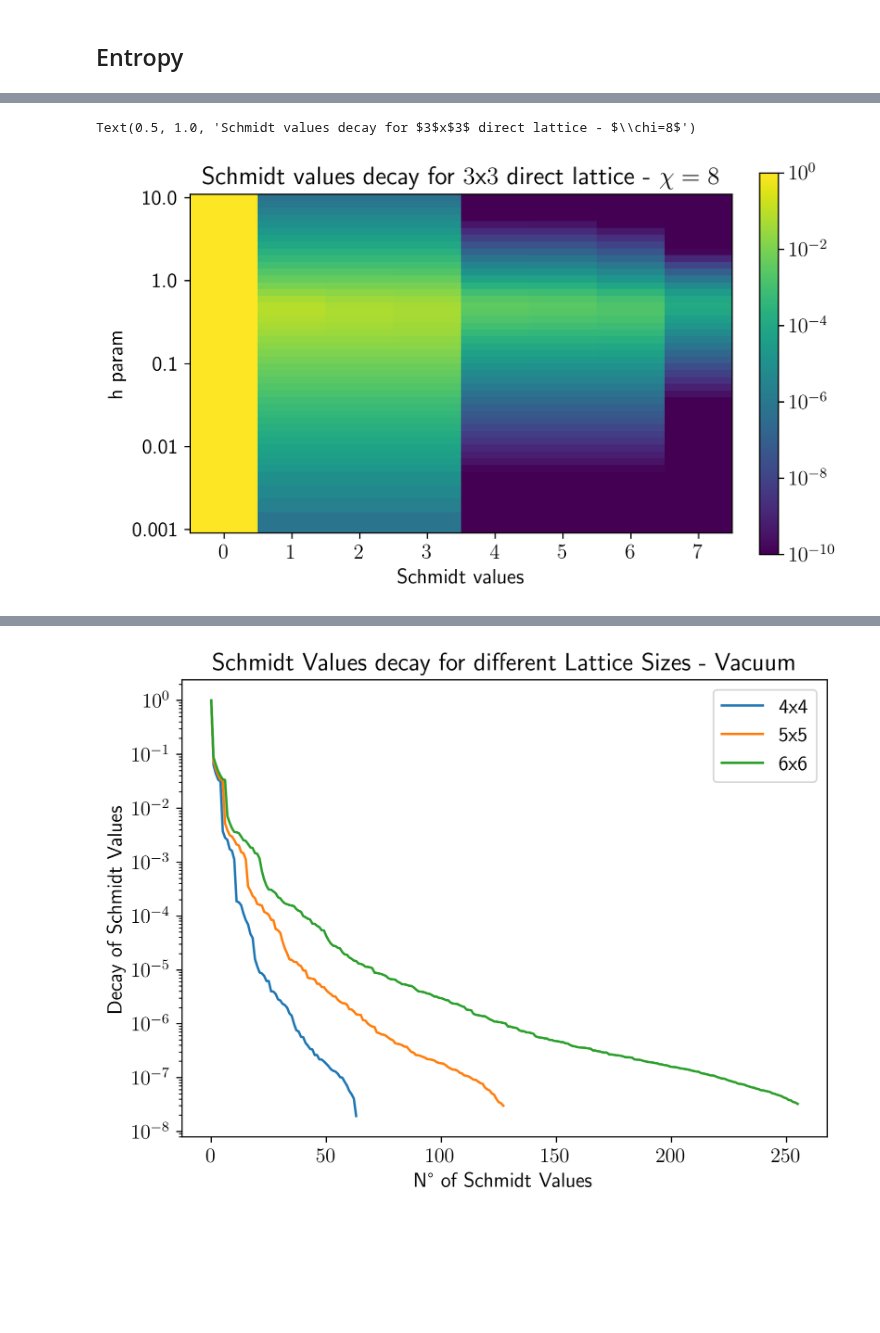
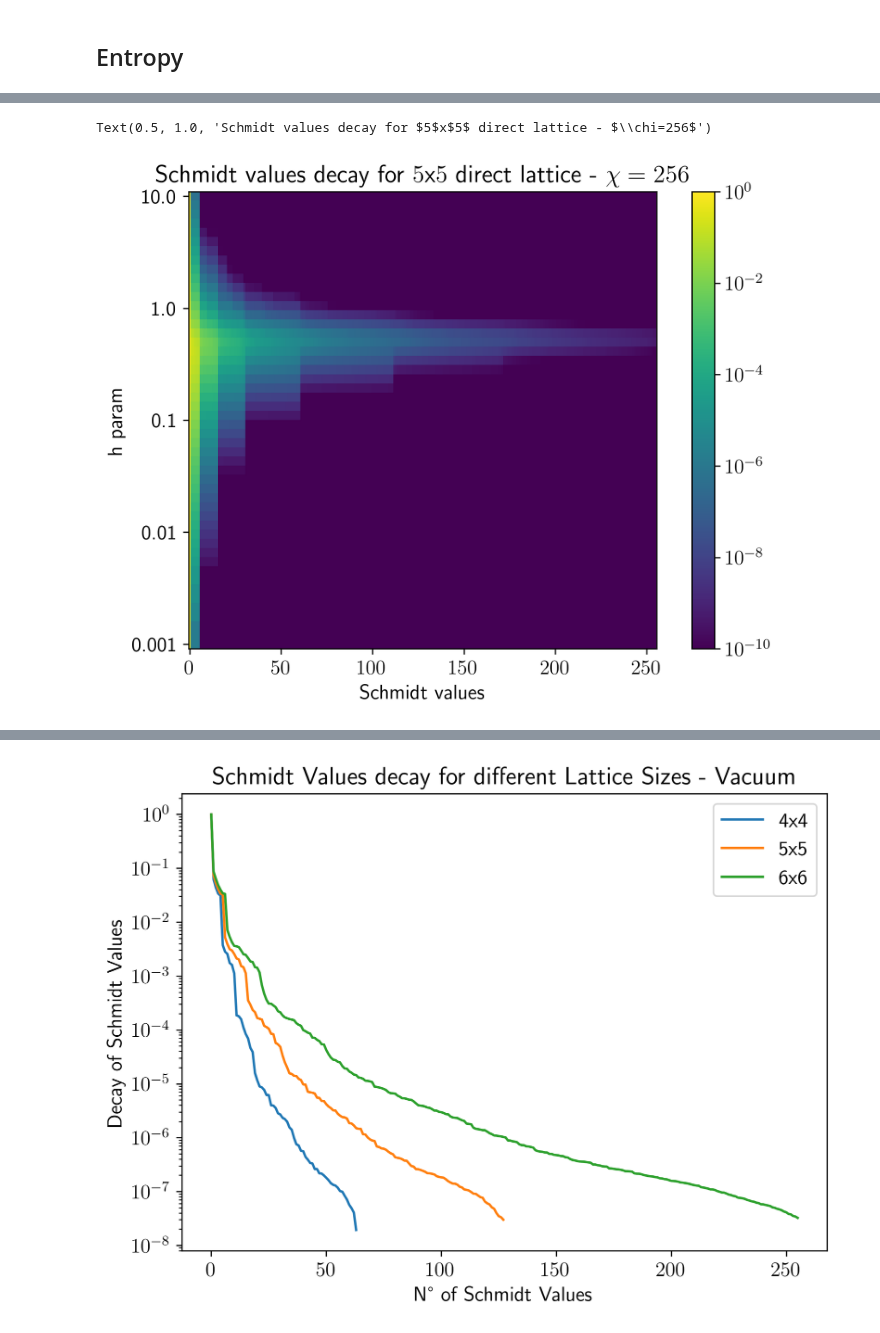
Before and after one commit to Fradm98/qs-mps, a Jupyter notebook: src/qs_mps/applications/Z2/check_schmidt_vals.ipynb, the cells around one changed output, grey strips where cells are left out. Saved outputs shown, nothing was run; the diff lists cells and outputs as text; code cells hidden in the pictures; blank space fills up the shorter version.

```diff
--- a/src/qs_mps/applications/Z2/check_schmidt_vals.ipynb
+++ b/src/qs_mps/applications/Z2/check_schmidt_vals.ipynb
@@ -106,8 +106,12 @@ plt.show()
 schmidt_vals_chi = []
 entropy_chi = []
 bond_dim_chi = []
-hs = np.logspace(1,-3,50)
-chis = [16,32,64,128]
+
+h_i = 0.1
+h_f = 1.0
+npoints = 50
+hs = np.linspace(h_i, h_f, npoints)
+chis = [128]
 threshold = 1e-15
 params = [[h,chi] for chi in chis for h in hs]
 params_extent = np.concatenate([np.min(params, axis=0), np.max(params, axis=0)])
@@ -119,7 +123,7 @@ for chi in chis:
     entropy_h = []
     for h in hs:
         lattice = MPS(L=5, d=16, chi=chi, h=h, model="Z2_dual")
-        lattice.load_sites(path="/Users/fradm98/Desktop/projects/1_Z2", precision=3)
+        lattice.load_sites(path="/Users/fradm98/Desktop/projects/1_Z2", precision=2)
         lattice.L = lattice.L - 1
         lattice.canonical_form(svd_direction="right", trunc_chi=True, trunc_tol=False)
         sm = lattice.bonds[lattice.L // 2].copy()
@@ -172,8 +176,8 @@ fig.colorbar(matshow1, ax=axs[1], shrink=0.4)
 ## Entropy
 # %%
 parent_path="/Users/fradm98/Google Drive/My Drive/projects/1_Z2"
-l = 5
-L = 6
+l = 4
+L = 5
 h_i = 1.0
 h_f = -3.0
 cx = None
@@ -183,8 +187,9 @@ if cx == None:
 else:
     sector = f"{len(cx)}_particle(s)_sector"
 npoints = 50
-chis = [32,128,256]
-threshold = 1e-15
+chis = [16,64,128]
+threshold = 1e-6
+entr_tot = []
 for chi, entropy in zip(chis, entropy_chi):
     sm_h = np.load(f"{parent_path}/results/entropy_data/{L//2}_schmidt_vals_Z2_dual_direct_lattice_{l}x{L-1}_{sector}_None-None_h_{h_i}-{h_f}_delta_{npoints}_chi_{chi}.npy", allow_pickle=True)
     print(sm_h.shape)
@@ -195,9 +200,9 @@ for chi, entropy in zip(chis, entropy_chi):
         post_sm = sm[sm > threshold].copy()
         print(f"{i}) pre size = {len(pre_sm)}, {pre_sm[-1]}, post size = {len(post_sm)}, {post_sm[-1]}")
         # pre_entr = - np.sum( pre_sm**2 * np.log(pre_sm**2))
-        pre_entr = sum([ x**2 * np.log(x**2) for x in pre_sm])
-        post_entr = sum([ x**2 * np.log(x**2) for x in post_sm])
-        entr_h.append(-post_entr)
+        pre_entr = -sum([ x**2 * np.log(x**2) for x in pre_sm])
+        post_entr = -sum([ x**2 * np.log(x**2) for x in post_sm])
+        entr_h.append(post_entr)
         # post_entr = - np.sum( post_sm**2 * np.log(post_sm**2))
         print(f"    pre entr = {pre_entr},\t post entr = {post_entr}")
         print(f"{i}) pre size = {len(pre_sm)}, {pre_sm[-1]}, post size = {len(post_sm)}, {post_sm[-1]}")
@@ -213,12 +218,12 @@ for chi, entropy in zip(chis, entropy_chi):
     #     entr = von_neumann_entropy(sm)
     #     entr_h.append(entr)
     plt.plot(hs, entr_h, label=f"$\chi={chi}$")
-
+    entr_tot.append(entr_h)
 
 plt.legend()
 plt.title(f"Entropy for ${l}$x${L-1}$ direct lattice - Max at ${round(hs[np.argmax(entr_h)],4)}$")
 plt.xscale('log')
-plt.yscale('log')
+# plt.yscale('log')
 plt.show()
 plt.savefig(f"{parent_path}/figures/entropy/{L//2}_bond_entropy_Z2_dual_direct_lattice_{l}x{L-1}_{sector}_{cx}-{cy}_h_{h_i}-{h_f}_delta_{npoints}_chi_{chi}.png")
 # %% [output]
@@ -244,31 +249,30 @@ plt.savefig(f"{parent_path}/figures/entropy/{L//2}_bond_entropy_Z2_dual_direct_l
 # %%
 # let us retrieve the schmidt values from the tensors
 hs = np.logspace(1,-3,50)
-chi = 64
+chi = 256
 threshold = 1e-15
 
 schmidt_vals_h = []
 for h in hs:
-    lattice = MPS(L=4, d=8, chi=chi, h=h, model="Z2_dual")
+    lattice = MPS(L=6, d=32, chi=chi, h=h, model="Z2_dual")
     lattice.load_sites(path="/Users/fradm98/Desktop/projects/1_Z2", precision=3)
     lattice.L = lattice.L - 1
     lattice.canonical_form(svd_direction="right", trunc_chi=True, trunc_tol=False)
     sm = lattice.bonds[lattice.L // 2].copy()
     schmidt_vals_h.append(sm)
-    print(len(sm))
 # %%
-plt.imshow(schmidt_vals_h, cmap="viridis", norm=mpl.colors.LogNorm(vmin=1e-10, vmax=1), aspect=0.1)
-plt.colorbar(shrink=0.7)
+plt.imshow(schmidt_vals_h, cmap="viridis", norm=mpl.colors.LogNorm(vmin=1e-10, vmax=1), aspect=5)
+plt.colorbar(shrink=1)
 hs_y = np.logspace(1,-3,5)
 y = np.linspace(0,49,5)
 plt.yticks(y, hs_y)
 # plt.yscale('log')
 plt.ylabel("h param")
 plt.xlabel("Schmidt values")
-plt.title("Schmidt values decay for $3$x$3$ direct lattice - $\chi=8$")
+plt.title("Schmidt values decay for $5$x$5$ direct lattice - $\chi=256$")
 # %% [output]
-Text(0.5, 1.0, 'Schmidt values decay for $3$x$3$ direct lattice - $\\chi=8$')
+Text(0.5, 1.0, 'Schmidt values decay for $5$x$5$ direct lattice - $\\chi=256$')
-[figure, old version]
+[figure, new version]
 # %%
 sm_crit = []
 chis = [32, 128, 256]
```
Also changed, not shown: parts of 5 cells of this notebook, 2 other files.
